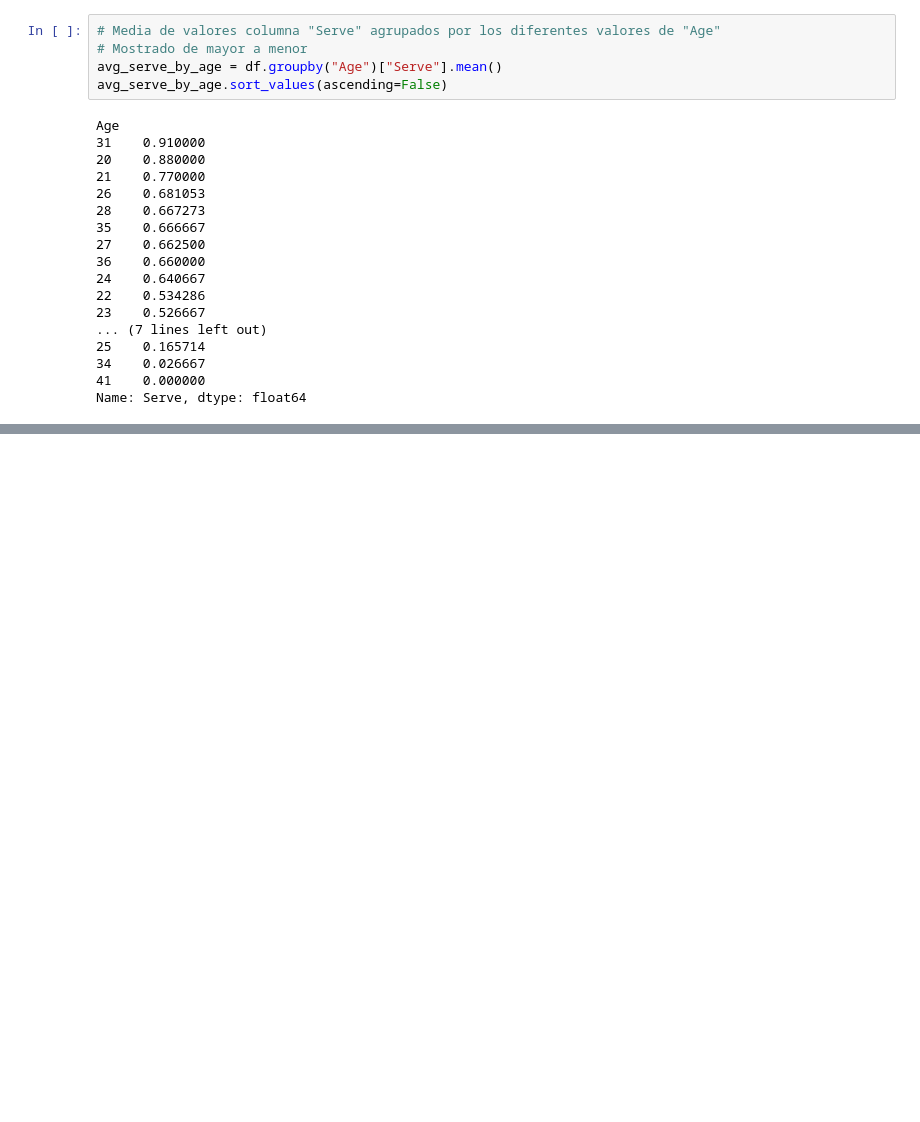
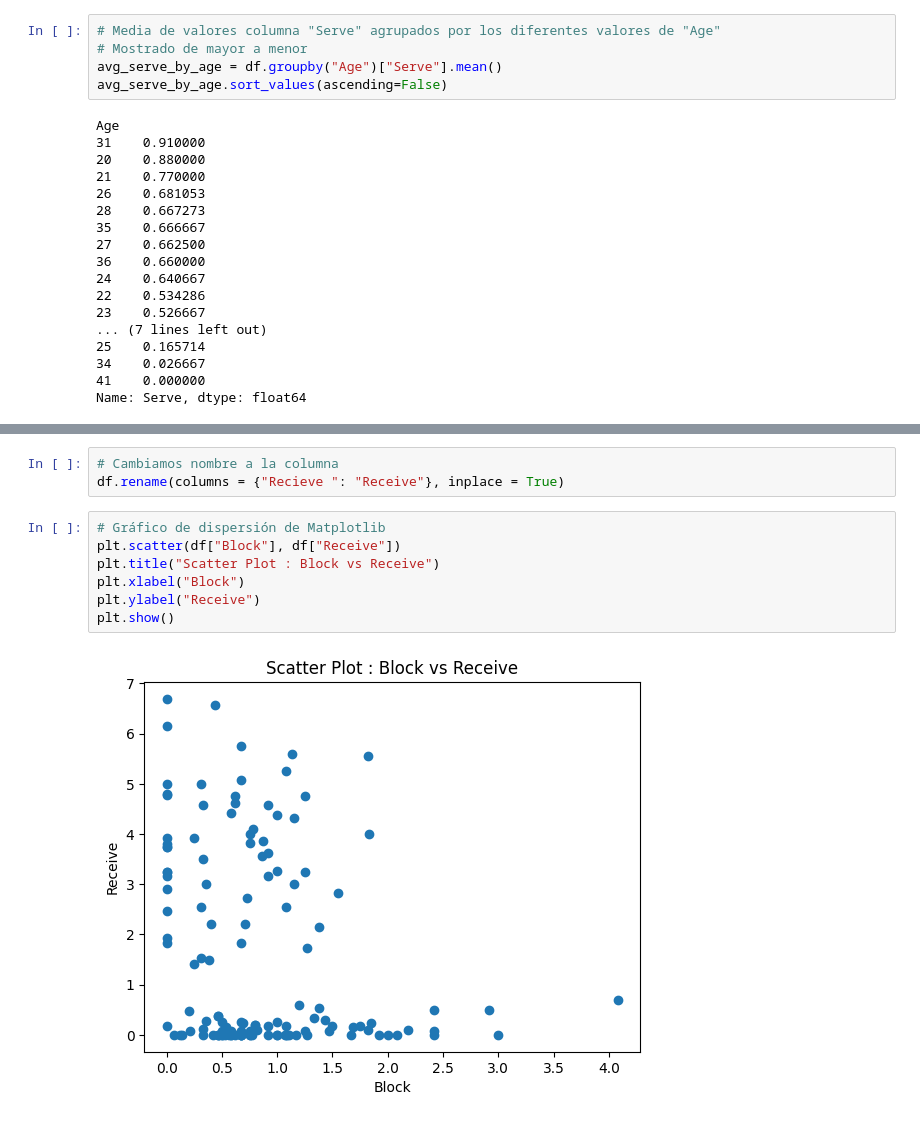
Before and after one commit to 98jperea/exploratory-data-analysis-volleybal-dataset, a Jupyter notebook: Notebook.ipynb, the cells around one changed output, grey strips where cells are left out. Cells and saved outputs as stored; diff of their text form; blank space fills up the shorter version.

```diff
--- a/Notebook.ipynb
+++ b/Notebook.ipynb
@@ -237,0 +289,12 @@ df.groupby(["Country", "Position"])["Attack"].max().reset_index().sort_values(as
+# %%
+# Cambiamos nombre a la columna
+df.rename(columns = {"Recieve ": "Receive"}, inplace = True)
+# %%
+# Gráfico de dispersión de Matplotlib
+plt.scatter(df["Block"], df["Receive"])
+plt.title("Scatter Plot : Block vs Receive")
+plt.xlabel("Block")
+plt.ylabel("Receive")
+plt.show()
+# %% [output]
+[figure, added]
```
Also changed, not shown: parts of 5 cells of this notebook.
